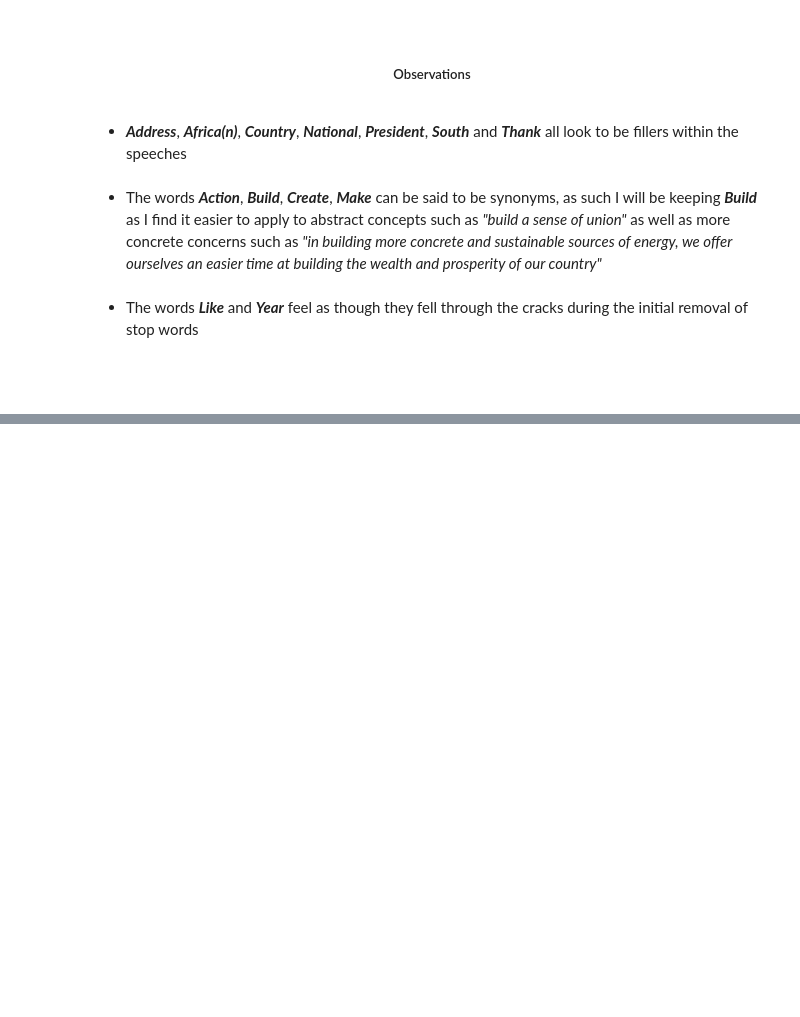
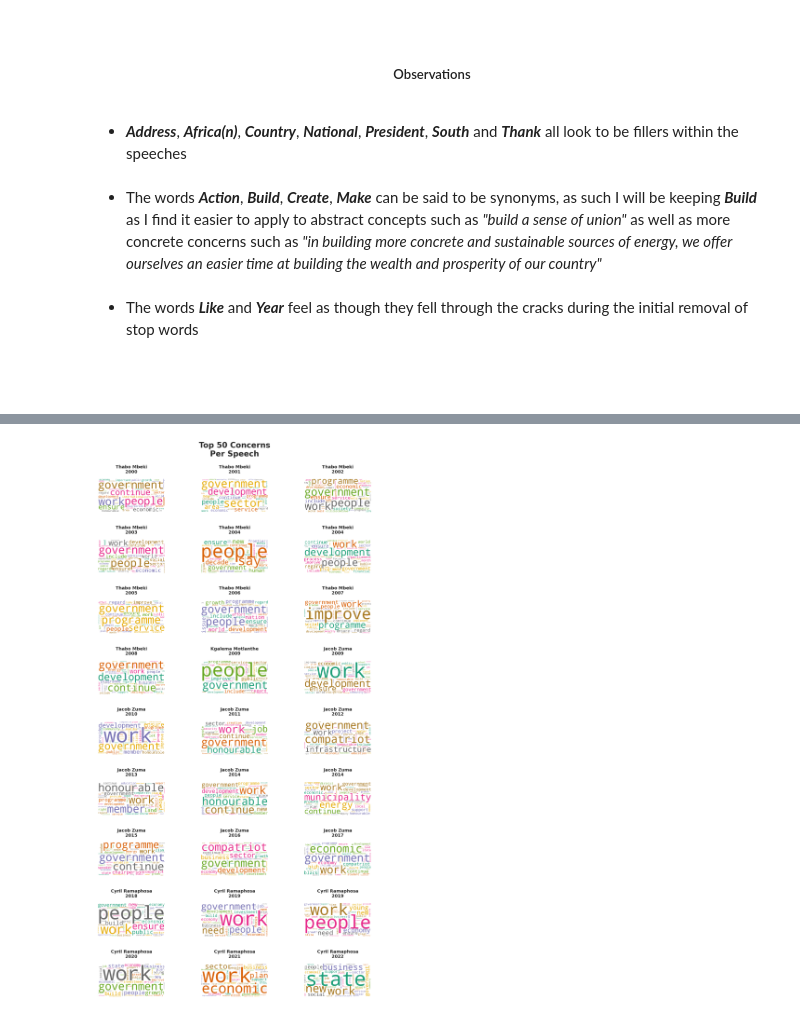
Before and after one commit to MondeAnna/state-of-the-nation-and-nlp, a Jupyter notebook: notebooks/state_of_the_nation_nlp.ipynb, the cells around one changed output, grey strips where cells are left out. Saved outputs shown, nothing was run; the diff lists cells and outputs as text; code cells hidden in the pictures; blank space fills up the shorter version.

```diff
--- a/notebooks/state_of_the_nation_nlp.ipynb
+++ b/notebooks/state_of_the_nation_nlp.ipynb
@@ -630,0 +732,33 @@ speeches.speech = speeches.tokenized.apply(
+# %%
+word_cloud = WordCloud(
+    stopwords=stop_words,
+    background_color="white",
+    colormap="Dark2",
+    max_font_size=120,
+    random_state=SEED,
+)
+
+fig_02, _ = plt.subplots(nrows=N_ROWS, ncols=N_COLS, figsize=(18, 32))
+
+for index, year in enumerate(doc_term_matrix.index, start=1):
+    word_cloud.generate(
+        " ".join(doc_term_matrix.loc[year].nlargest(50).index)
+    )
+
+    plt.subplot(N_ROWS, N_COLS, index)
+    plt.axis("off")
+    plt.imshow(
+        X=word_cloud,
+        interpolation="bilinear",
+        interpolation_stage="rgba"
+    )
+
+    president = speeches.loc[year].president
+    plt.title(f"{president}\n{year.year}")
+
+fig_02.suptitle(t="Top 50 Concerns\nPer Speech", y=1.006)
+
+plt.tight_layout(h_pad=6.125)
+plt.show()
+# %% [output]
+[figure, added]
```
Also changed, not shown: parts of 13 cells of this notebook.
